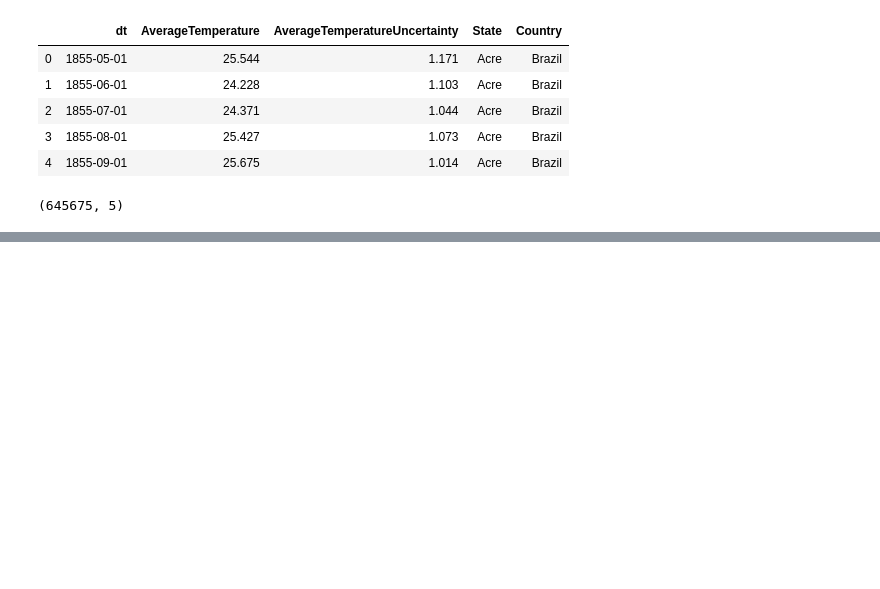
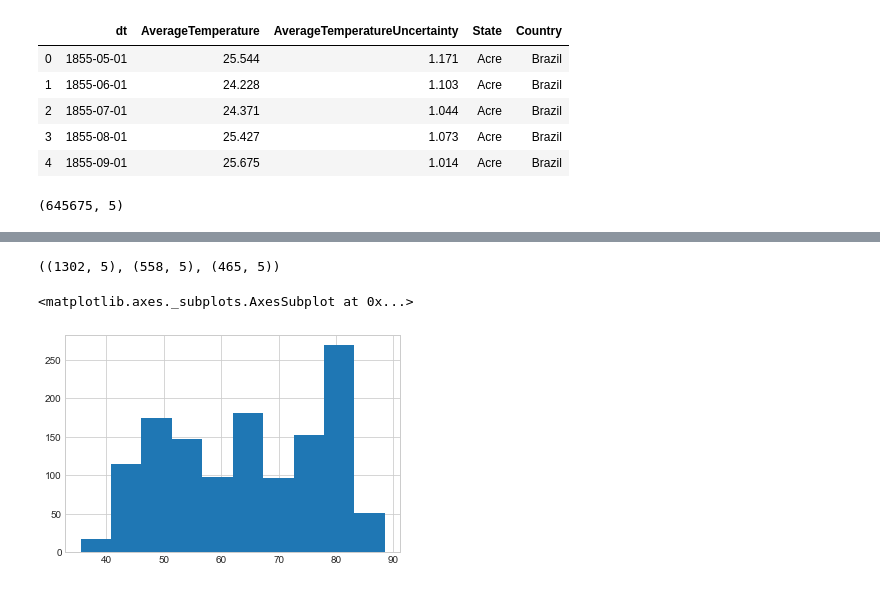
Before and after one commit to QuantumKane/time-series-exercises, a Jupyter notebook: ts_model.ipynb, the cells around one changed output, grey strips where cells are left out. Drawn from its saved outputs; the diff is of its cells as text; code cells hidden in the pictures; blank space fills up the shorter version.

```diff
--- a/ts_model.ipynb
+++ b/ts_model.ipynb
@@ -125,0 +163,13 @@ tx_df
+# %%
+# Check out the split
+
+train.shape, validate.shape, test.shape
+# %% [output]
+((1302, 5), (558, 5), (465, 5))
+# %%
+# Histogram of average temp
+
+train.AverageTemperature.hist()
+# %% [output]
+<matplotlib.axes._subplots.AxesSubplot at 0x...>
+[figure, added]
```
Also changed, not shown: parts of 19 cells of this notebook.
